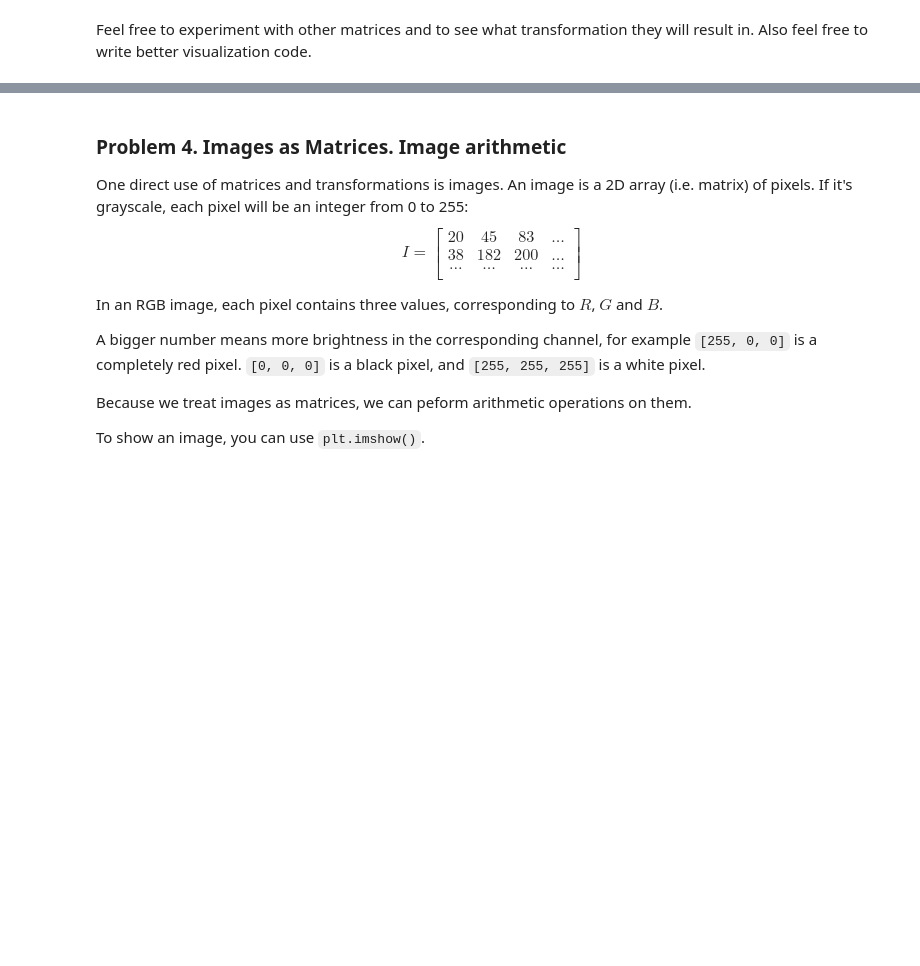
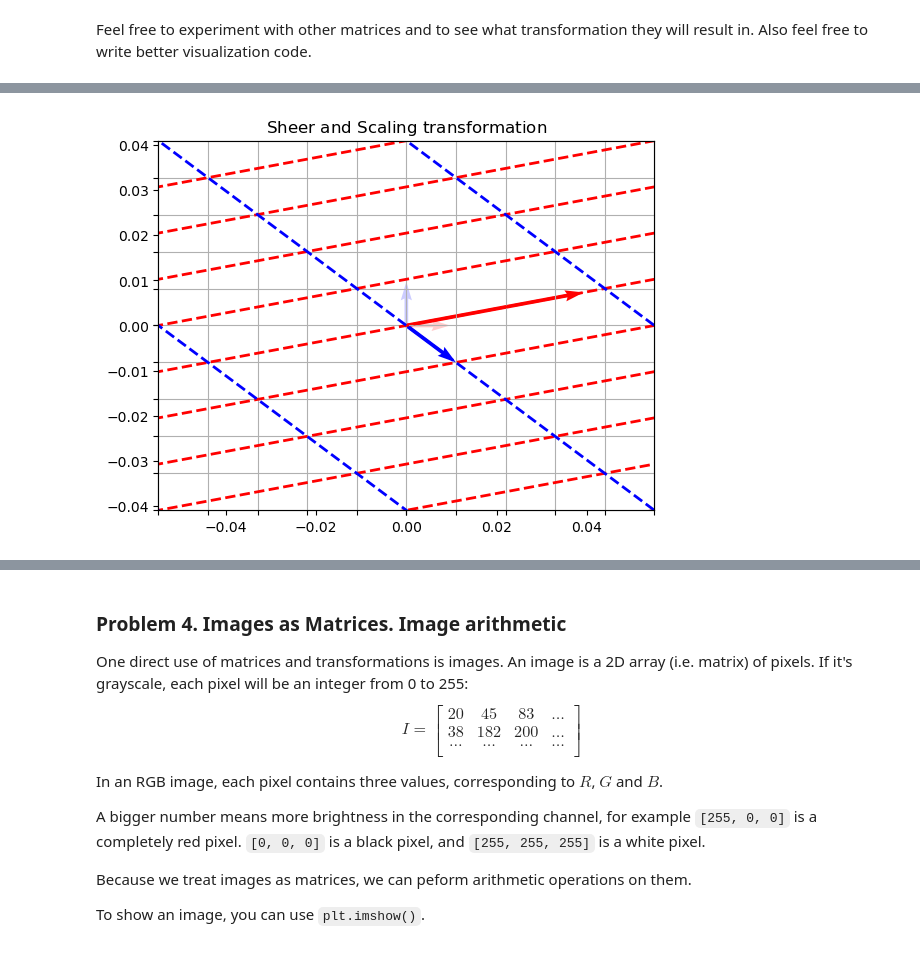
Before and after one commit to i11g/Linear-Algebra, a Jupyter notebook: Linear Algebra Exercise.ipynb, the cells around one changed output, grey strips where cells are left out. Saved outputs shown, nothing was run; the diff lists cells and outputs as text; code cells hidden in the pictures; blank space fills up the shorter version.

```diff
--- a/Linear Algebra Exercise.ipynb
+++ b/Linear Algebra Exercise.ipynb
@@ -556,0 +497,8 @@ visualize_transformation(matrix, r"$\mathrm{300^{\circ}\ rotation}$")
+# %%
+matrix = [
+    [4, 1],
+    [1, -1]
+]
+visualize_transformation(matrix, r"$\mathrm{Sheer\ and\ Scaling\ transformation}$")
+# %% [output]
+[figure, added]
```
Also changed, not shown: parts of 16 cells of this notebook, 6 other files.
